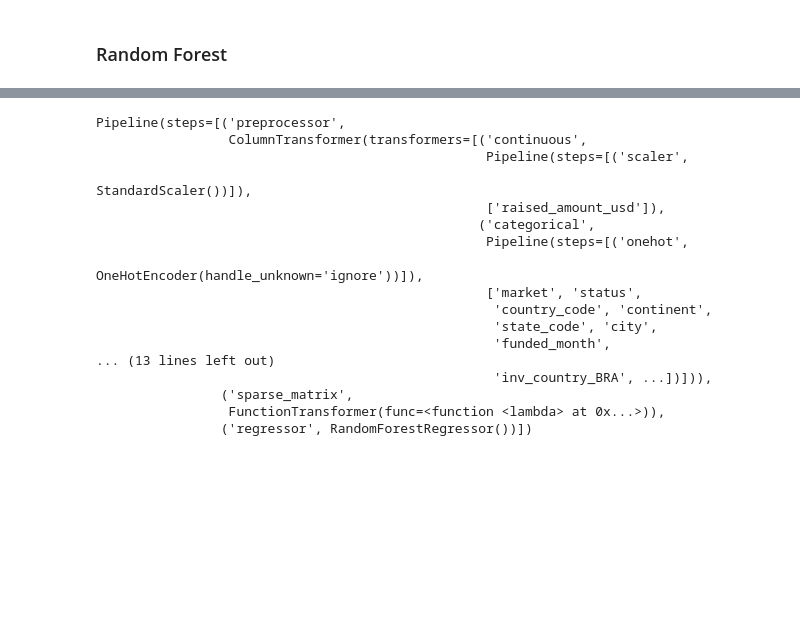
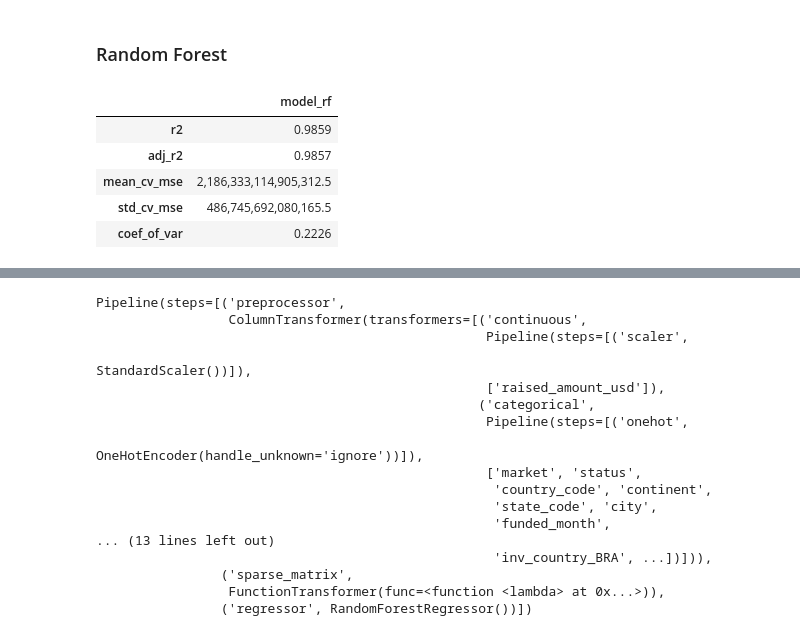
Before and after one commit to piotrpiwnik/Start-up-funding-prediction, a Jupyter notebook: Project 2/PAiB Project 2 part 2.ipynb, the cells around one changed output, grey strips where cells are left out. Drawn from its saved outputs; the diff is of its cells as text; code cells hidden in the pictures; blank space fills up the shorter version.

```diff
--- a/Project 2/PAiB Project 2 part 2.ipynb
+++ b/Project 2/PAiB Project 2 part 2.ipynb
@@ -520,3 +520,92 @@ base_gb_cv
 | coef_of_var | 0.8387 |
 # %% [markdown]
 ### Random Forest
+# %%
+# Grab a copy of data for random forest modelling
+df_final_rf = df_final.copy()
+
+# Further data transformation, aggregating the company information to one row.
+df = df_final_rf
+
+string_cols = df.select_dtypes(include=['object']).columns
+
+# only keeping relevant columns
+df_final_rf = df_final_rf[['funding_total_usd', 'market', 'status', 'country_code',
+       'state_code', 'city', 'funding_rounds', 'funding_round_type',
+       'funding_round_code', 'funded_month', 'funded_quarter', 'funded_year',
+       'raised_amount_usd', 'investor_country_code',
+       'investor_city']]
+
+# obtaininng dummies from the aggregated dataset.
+# the columns in which the data appears in comma-separated lists dummies are necessary to get the most information from the set.
+dummies1 = df_final_rf['funding_round_type'].str.get_dummies(sep=',').add_prefix('funding_r_type_')
+dummies2 = df_final_rf['funding_round_code'].str.get_dummies(sep=',').add_prefix('funding_r_code_')
+dummies3 = df_final_rf['investor_city'].str.get_dummies(sep=',').add_prefix('inv_city_')
+dummies4 = df_final_rf['investor_country_code'].str.get_dummies(sep=',').add_prefix('inv_country_')
+
+#creating a dataset only with dummies
+dummies = pd.concat([dummies1, dummies2, dummies3, dummies4], axis=1)
+#merging the dataset to form with all columns
+rf_data_ready = pd.concat([df_final_rf, dummies], axis=1)
+#dropping redundant columns
+dummies_var = ['funding_round_type','funding_round_code', 'investor_city','investor_country_code']
+#final version of the dataset
+rf_data_ready = rf_data_ready.drop(dummies_var, axis = 1)
+
+# Assigning observations to X (independent variables) and y(dependent variable)
+X, y = rf_data_ready.iloc[:, 1:], rf_data_ready.iloc[:, 0]
+
+# Splitting the data into train and test sets. The train set constitutes of 80%, test set of 20%.
+X_train, X_test, y_train, y_test = train_test_split(X, y, test_size=0.20, random_state=123)
+
+# Continuous variables are stored in a list called continuous_vars
+# Categorical variables are stored in a list called categorical_vars
+
+continuous_vars = list(X.select_dtypes(include=['float64']).columns)
+categorical_vars = list(X.select_dtypes(
+    include=['object', 'datetime64[ns]']).columns)
+
+other_vars = list(set(list(X.columns)) - set(continuous_vars) - set(categorical_vars)) #all the remaining variables
+
+# Define preprocessing steps for continuous variables
+continuous_transformer = Pipeline(steps=[
+    ('scaler', StandardScaler())
+])
+
+# Define preprocessing steps for categorical variables
+categorical_transformer = Pipeline(steps=[
+    ('onehot', OneHotEncoder(handle_unknown='ignore'))
+])
+
+# We want the other variables to stay the same - no changes
+identity_transformer = Pipeline(steps=[
+    ('identity', FunctionTransformer(lambda x: x))
+])
+
+# Combine now into one preprocessor
+preprocessor = ColumnTransformer(
+    transformers=[
+        ('continuous', continuous_transformer, continuous_vars),
+        ('categorical', categorical_transformer, categorical_vars),
+        ('other', identity_transformer, other_vars)
+    ])
+
+# Fit random forest regressor with preprocessor
+model_rf = Pipeline(steps=[
+    ('preprocessor', preprocessor),
+    ('sparse_matrix', FunctionTransformer(lambda x: csr_matrix(x))),
+    ('regressor',  RandomForestRegressor())
+])
+
+model_rf.fit(X_train, y_train)
+
+rf_cv = model_cross_val_assess(model_rf, X_train, y_train, 'model_rf')
+# ---------
+rf_cv
+# %% [output]
+|  | model_rf |
+| r2 | 0.9859 |
+| adj_r2 | 0.9857 |
+| mean_cv_mse | 2,186,333,114,905,312.5 |
+| std_cv_mse | 486,745,692,080,165.5 |
+| coef_of_var | 0.2226 |
```
Also changed, not shown: parts of 26 cells of this notebook.
